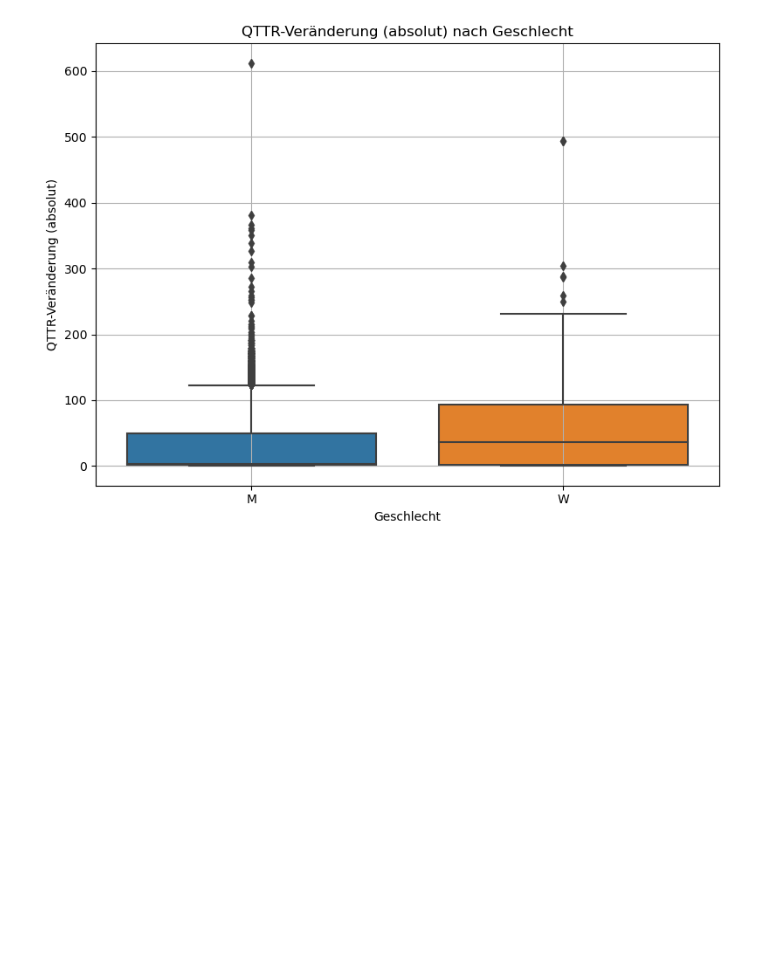
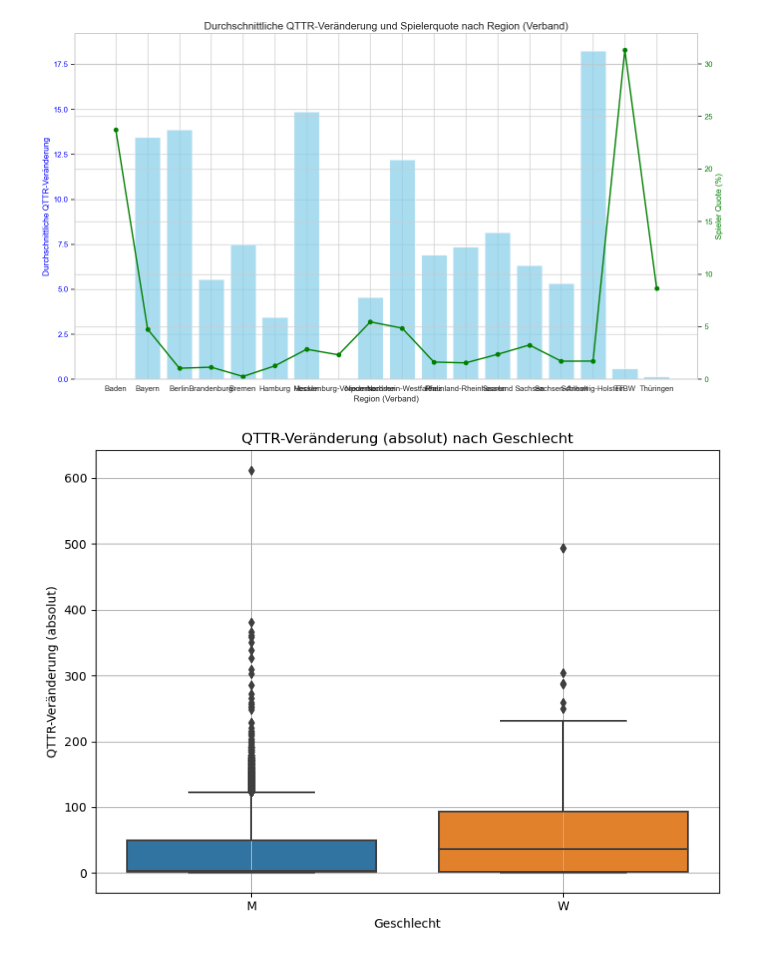
Before and after one commit to Fabian-Projects/QTTR-Veraenderungen-Klemm, a Jupyter notebook: Data_Analysis/Andrew_analysis.ipynb, the cells around one changed output. Saved outputs shown, nothing was run; the diff lists cells and outputs as text; code cells hidden in the pictures; blank space fills up the shorter version.

```diff
--- a/Data_Analysis/Andrew_analysis.ipynb
+++ b/Data_Analysis/Andrew_analysis.ipynb
@@ -184,3 +261,53 @@ plt.show()
+# %%
+import pandas as pd
+import matplotlib.pyplot as plt
+
+# Step 1: Filter out 'Ausland' from 'Verband' column
+df_german_regions = df[df['Verband'] != 'Ausland']
+
+# Step 2: Calculate the average QTTR change by region (Verband)
+region_change = df_german_regions.groupby('Verband')['Total_QTTR_Change'].mean().sort_values(ascending=False)
+
+# Step 3: Count the number of players per region
+region_count = df_german_regions.groupby('Verband')['InterneNr'].count()
+
+# Step 4: Calculate the ratio (players per region / total players in all German regions)
+total_players = region_count.sum()
+region_ratio = (region_count / total_players) * 100
+
+# Step 5: Create a new DataFrame to hold both metrics: average QTTR change and player ratio
+region_stats = pd.DataFrame({
+    'Average_QTTR_Change': region_change,
+    'Player_Ratio (%)': region_ratio
+})
+
+# Step 6: Plotting both metrics in a bar chart
+fig, ax1 = plt.subplots(figsize=(14, 8))
+
+# Bar chart for average QTTR change
+bars = ax1.bar(region_stats.index, region_stats['Average_QTTR_Change'], color='skyblue', alpha=0.7)
+ax1.set_xlabel('Region (Verband)', fontsize=12)
+ax1.set_ylabel('Durchschnittliche QTTR-Veränderung', color='blue', fontsize=12)
+ax1.tick_params(axis='y', labelcolor='blue')
+
+# Create a second axis for the player ratio
+ax2 = ax1.twinx()
+ax2.plot(region_stats.index, region_stats['Player_Ratio (%)'], color='green', marker='o', linestyle='-', linewidth=2)
+ax2.set_ylabel('Spieler Quote (%)', color='green', fontsize=12)
+ax2.tick_params(axis='y', labelcolor='green')
+
+# Fix y-axis limits to start from 0 for both axes
+ax1.set_ylim(bottom=0)  # Set the bottom of the first y-axis (bar chart) to 0
+ax2.set_ylim(bottom=0)  # Set the bottom of the second y-axis (line chart) to 0
+
+# Title and layout
+plt.title('Durchschnittliche QTTR-Veränderung und Spielerquote nach Region (Verband)', fontsize=15)
+plt.xticks(rotation=90, ha='center')  # Rotate x-axis labels 90 degrees for better readability
+plt.tight_layout()
+
+plt.show()
+# %% [output]
+[figure, added]
 # %%
 plt.figure(figsize=(8, 6))
 sns.boxplot(data=df, x='Geschlecht', y='max_abs_change')
```
Also changed, not shown: parts of 12 cells of this notebook.
